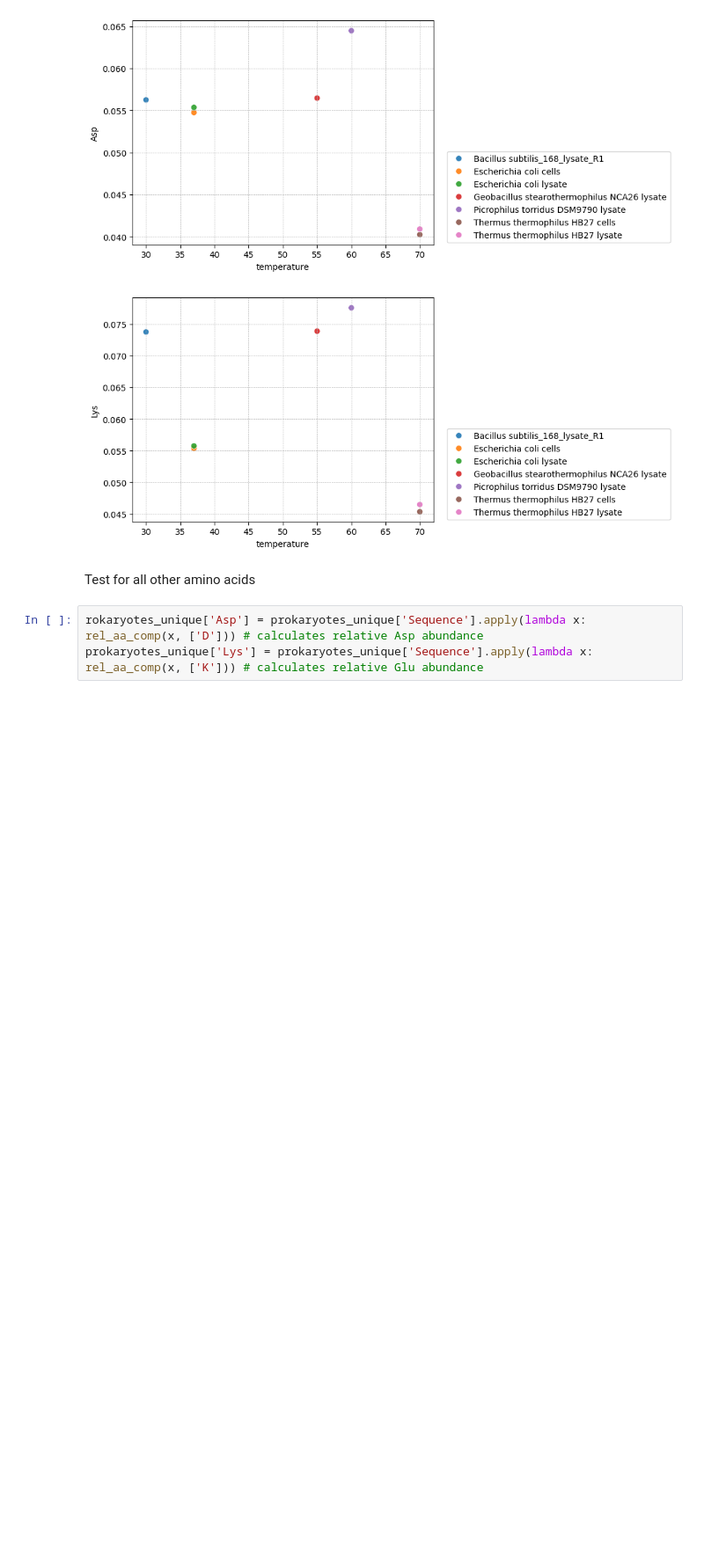
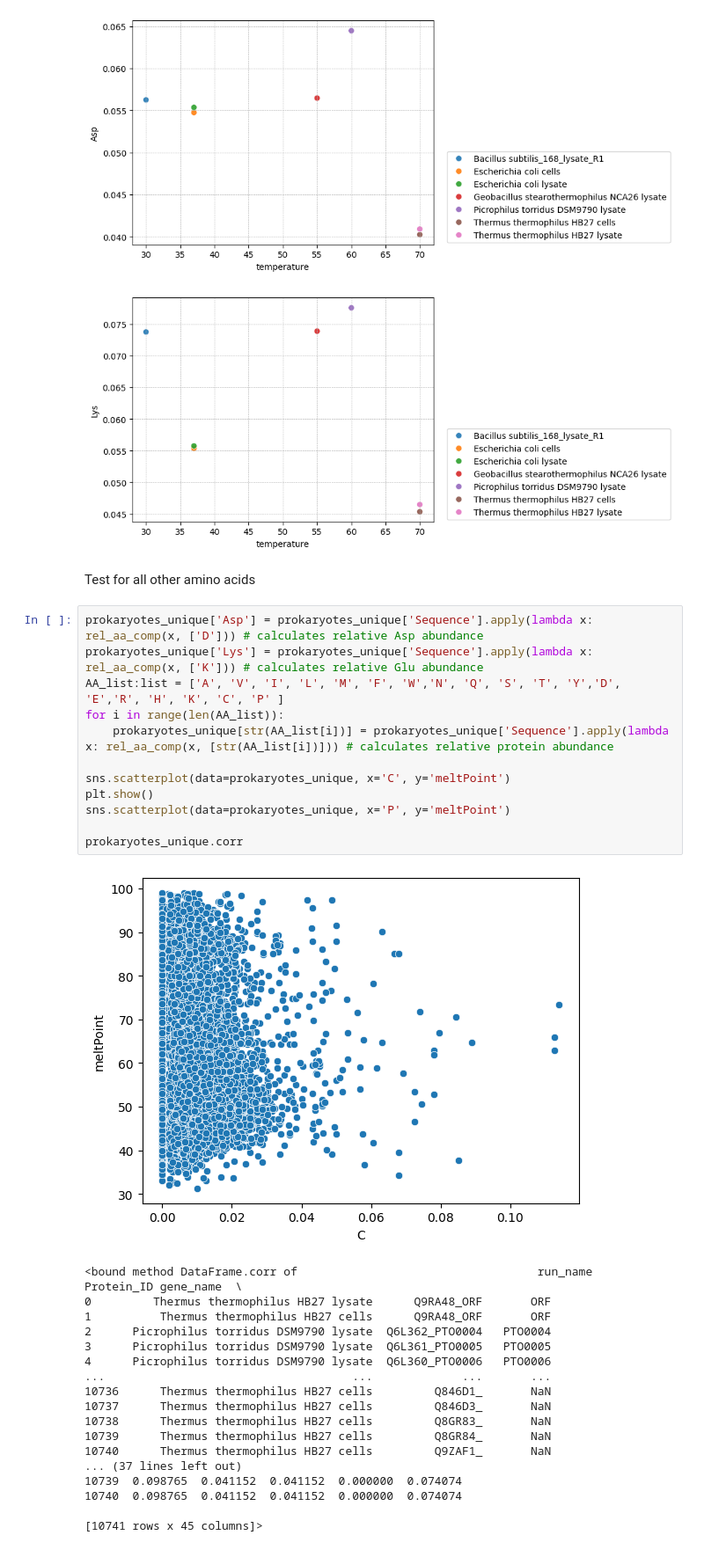
Before and after one commit to datascience-mobi-2024/topic04_02, a Jupyter notebook: Prokaryotes_project_Marik.ipynb, the cells around one changed output. Shown at 88% size. Drawn from its saved outputs; the diff is of its cells as text; blank space fills up the shorter version.

```diff
--- a/Prokaryotes_project_Marik.ipynb
+++ b/Prokaryotes_project_Marik.ipynb
@@ -320,6 +320,34 @@ plt.show()
 [figure]
 # %% [markdown]
 Test for all other amino acids
-# %%
-rokaryotes_unique['Asp'] = prokaryotes_unique['Sequence'].apply(lambda x: rel_aa_comp(x, ['D'])) # calculates relative Asp abundance
-prokaryotes_unique['Lys'] = prokaryotes_unique['Sequence'].apply(lambda x: rel_aa_comp(x, ['K'])) # calculates relative Glu abundance
+# %%
+prokaryotes_unique['Asp'] = prokaryotes_unique['Sequence'].apply(lambda x: rel_aa_comp(x, ['D'])) # calculates relative Asp abundance
+prokaryotes_unique['Lys'] = prokaryotes_unique['Sequence'].apply(lambda x: rel_aa_comp(x, ['K'])) # calculates relative Glu abundance
+AA_list:list = ['A', 'V', 'I', 'L', 'M', 'F', 'W','N', 'Q', 'S', 'T', 'Y','D', 'E','R', 'H', 'K', 'C', 'P' ]
+for i in range(len(AA_list)):
+    prokaryotes_unique[str(AA_list[i])] = prokaryotes_unique['Sequence'].apply(lambda x: rel_aa_comp(x, [str(AA_list[i])])) # calculates relative protein abundance
+
+sns.scatterplot(data=prokaryotes_unique, x='C', y='meltPoint')
+plt.show()
+sns.scatterplot(data=prokaryotes_unique, x='P', y='meltPoint')
+
+prokaryotes_unique.corr
+# %% [output]
+[figure, added]
+<bound method DataFrame.corr of                                   run_name      Protein_ID gene_name  \
+0         Thermus thermophilus HB27 lysate      Q9RA48_ORF       ORF
+1          Thermus thermophilus HB27 cells      Q9RA48_ORF       ORF
+2      Picrophilus torridus DSM9790 lysate  Q6L362_PTO0004   PTO0004
+3      Picrophilus torridus DSM9790 lysate  Q6L361_PTO0005   PTO0005
+4      Picrophilus torridus DSM9790 lysate  Q6L360_PTO0006   PTO0006
+...                                    ...             ...       ...
+10736      Thermus thermophilus HB27 cells         Q846D1_       NaN
+10737      Thermus thermophilus HB27 cells         Q846D3_       NaN
+10738      Thermus thermophilus HB27 cells         Q8GR83_       NaN
+10739      Thermus thermophilus HB27 cells         Q8GR84_       NaN
+10740      Thermus thermophilus HB27 cells         Q9ZAF1_       NaN
+... (37 lines left out)
+10739  0.098765  0.041152  0.041152  0.000000  0.074074
+10740  0.098765  0.041152  0.041152  0.000000  0.074074
+
+[10741 rows x 45 columns]>
```
Also changed, not shown: parts of 6 cells of this notebook.
